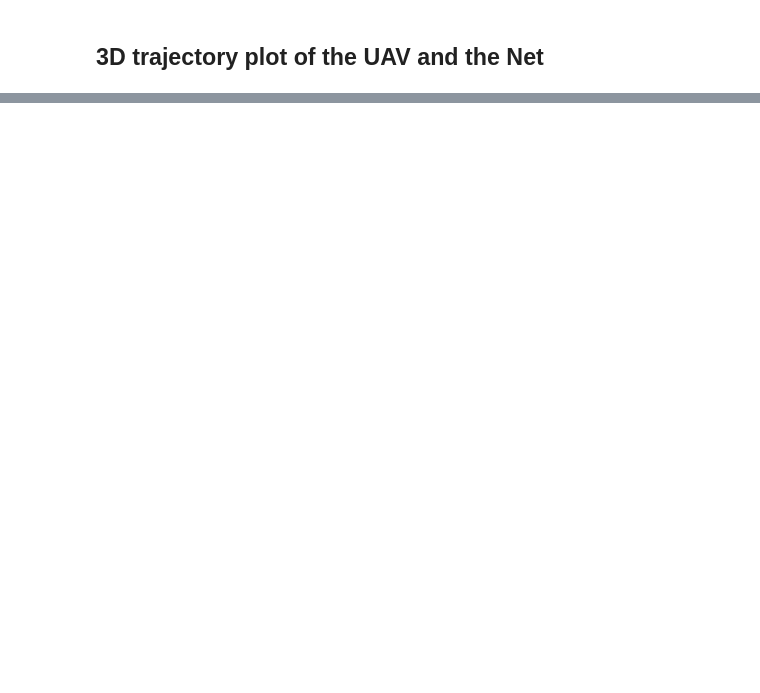
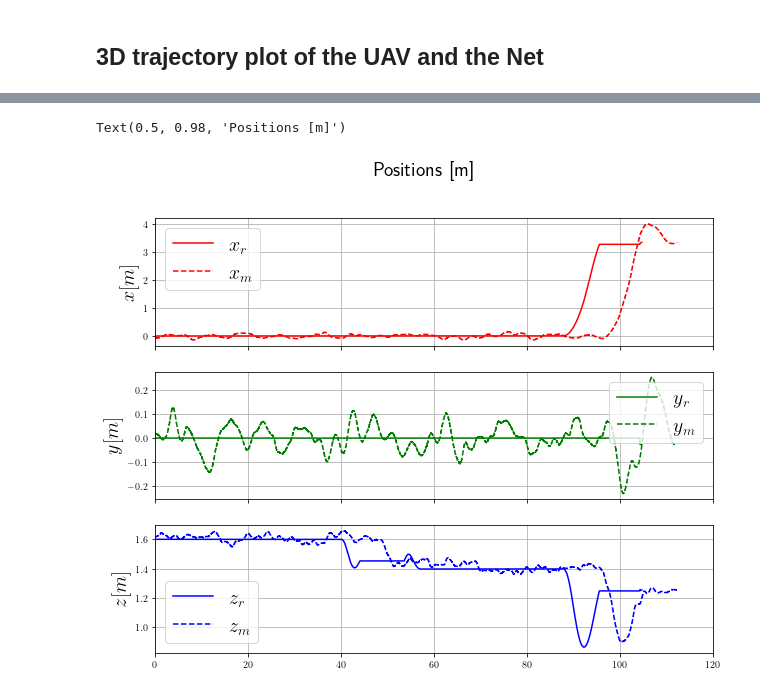
Before and after one commit to fzoric8/ros_utils, a Jupyter notebook: play/ICRA2024.ipynb, the cells around one changed output, grey strips where cells are left out. Drawn from its saved outputs; the diff is of its cells as text; code cells hidden in the pictures; blank space fills up the shorter version.

```diff
--- a/play/ICRA2024.ipynb
+++ b/play/ICRA2024.ipynb
@@ -315,16 +346,0 @@ def create_csv(bagreader_object):
-# %%
-# First fly test
-bag_name = "./bags/first_fly_test.bag"
-
-bag_paths = []
-for bag_name in os.listdir("./bags"):
-    bag_paths.append("./bags/{}".format(bag_name))
-
-
-i_slow = find_bag_by_name('slow', bag_paths)
-i_middle = find_bag_by_name('middle', bag_paths)
-i_fast = find_bag_by_name('fast', bag_paths)
-
-b_slow = bagreader(bag_paths[i_slow])
-b_middle = bagreader(bag_paths[i_middle])
-b_fast = bagreader(bag_paths[i_fast])
@@ -582,0 +598,4 @@ extract_poses(det_poses)
+# %%
+i_fast_pool = find_bag_by_name('first_fast_pool', bag_paths)
+bagreader_fast_pool = bagreader(bag_paths[i_fast_pool])
+csv_ = create_csv(bagreader_fast_pool)
@@ -582,0 +638,38 @@ extract_poses(det_poses)
+# %%
+# Figure
+label_size=20
+fig, (ax1, ax2, ax3) = plt.subplots(3, 1, sharex=True, figsize=(10, 8))
+
+offset = 7.5
+
+# Plot object 1 positions
+ax1.plot(t_r-offset, x_r, label='$$x_r$$', color='red')
+ax1.plot(t_m, x_m, label='$$x_m$$', color='red', linestyle='--')
+
+ax1.set_ylabel('$$x [m]$$', fontsize=label_size)
+ax1.grid()
+ax1.set_xlim(0, 120)
+ax1.legend(fontsize=label_size)
+
+# Plot object 2 positions
+ax2.plot(t_r-offset, y_r, label='$$y_r$$', color='green')
+ax2.plot(t_m, y_m, label='$$y_m$$', color='green', linestyle='--')
+
+ax2.set_ylabel('$$y [m]$$', fontsize=label_size)
+ax2.grid()
+ax2.set_xlim(0, 120)
+ax2.legend(fontsize=label_size)
+
+# Plot object 2 positions
+ax3.plot(t_r-offset, z_r, label='$$z_r$$', color='blue')
+ax3.plot(t_m, z_m, label='$$z_m$$', color='blue', linestyle='--')
+
+ax3.set_ylabel('$$z [m]$$', fontsize=label_size)
+ax3.grid()
+ax2.set_xlim(0, 120)
+ax3.legend(fontsize=label_size)
+
+plt.suptitle('Positions [m]', fontsize=label_size)
+# %% [output]
+Text(0.5, 0.98, 'Positions [m]')
+[figure, added]
```
Also changed, not shown: parts of 60 cells of this notebook, 1 other file.
